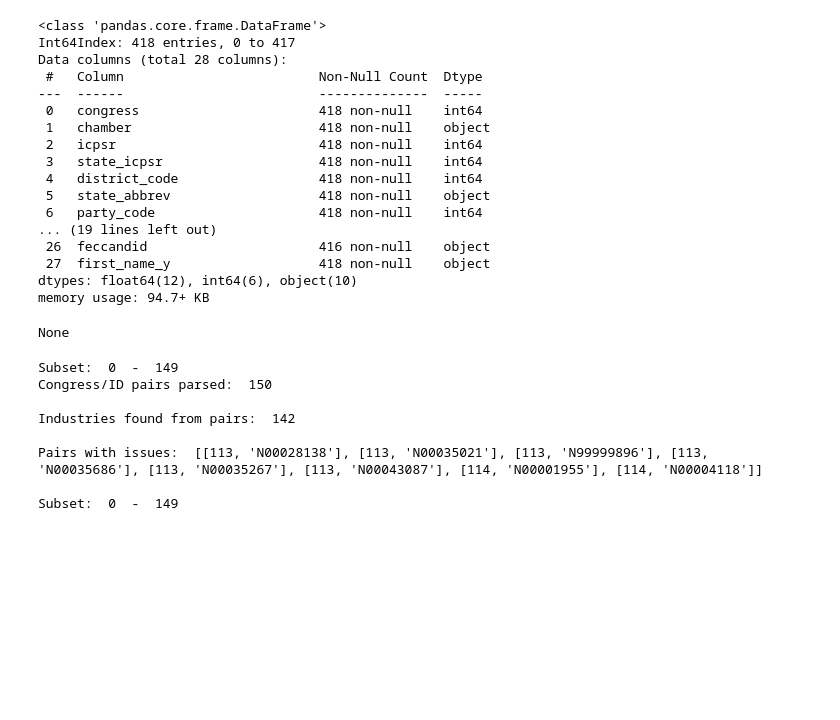
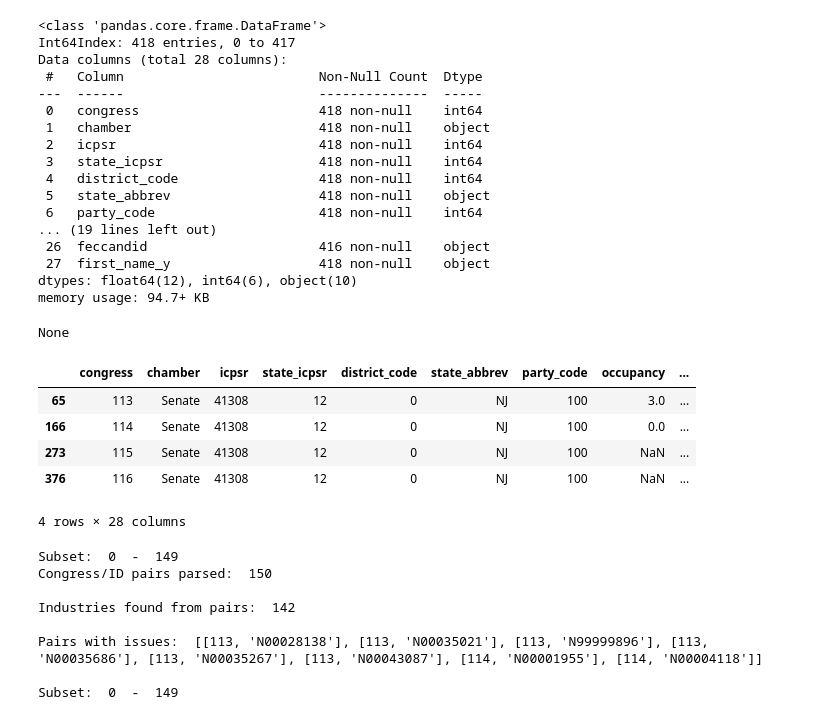
Before and after one commit to zapatos24/senator_nlp_vote_prediction, a Jupyter notebook: sm_project_data_gathering.ipynb, the cells around one changed output. Cells and saved outputs as stored; diff of their text form; code cells hidden in the pictures; blank space fills up the shorter version.

```diff
--- a/sm_project_data_gathering.ipynb
+++ b/sm_project_data_gathering.ipynb
@@ -415,6 +425,15 @@ Data columns (total 28 columns):
 dtypes: float64(12), int64(6), object(10)
 memory usage: 94.7+ KB
 None
+# %%
+member_df_with_ids[member_df_with_ids['last_name'] == 'Booker']
+# %% [output]
+|  | congress | chamber | icpsr | state_icpsr | district_code | state_abbrev | party_code | occupancy | ... |
+| 65 | 113 | Senate | 41308 | 12 | 0 | NJ | 100 | 3.0 | ... |
+| 166 | 114 | Senate | 41308 | 12 | 0 | NJ | 100 | 0.0 | ... |
+| 273 | 115 | Senate | 41308 | 12 | 0 | NJ | 100 | NaN | ... |
+| 376 | 116 | Senate | 41308 | 12 | 0 | NJ | 100 | NaN | ... |
+4 rows × 28 columns
 # %%
 crp_search_ids = member_df_with_ids[member_df_with_ids['cid'].notna()][['congress', 'cid']].values
 # %%
```
Also changed, not shown: parts of 7 cells of this notebook, 2 other files.
